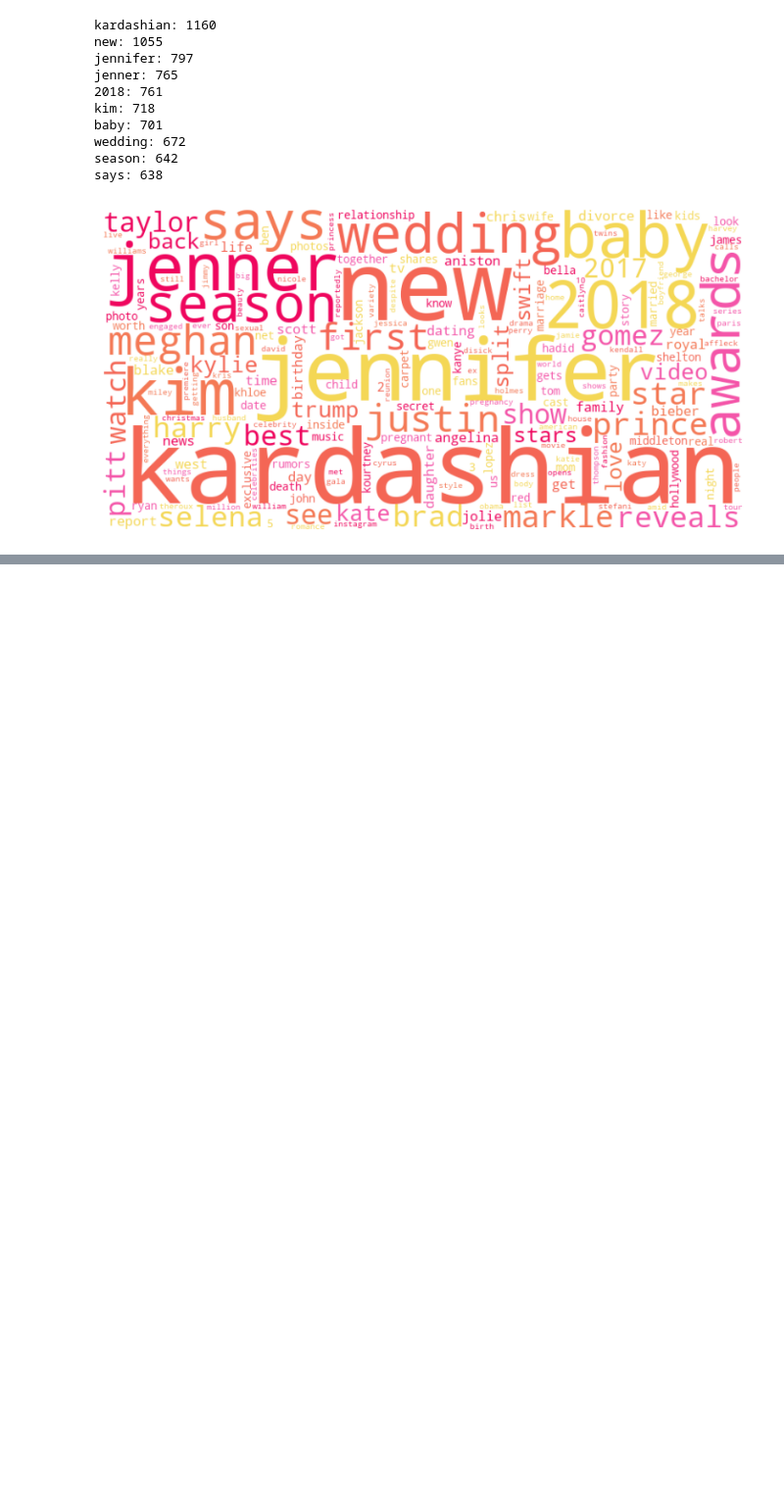
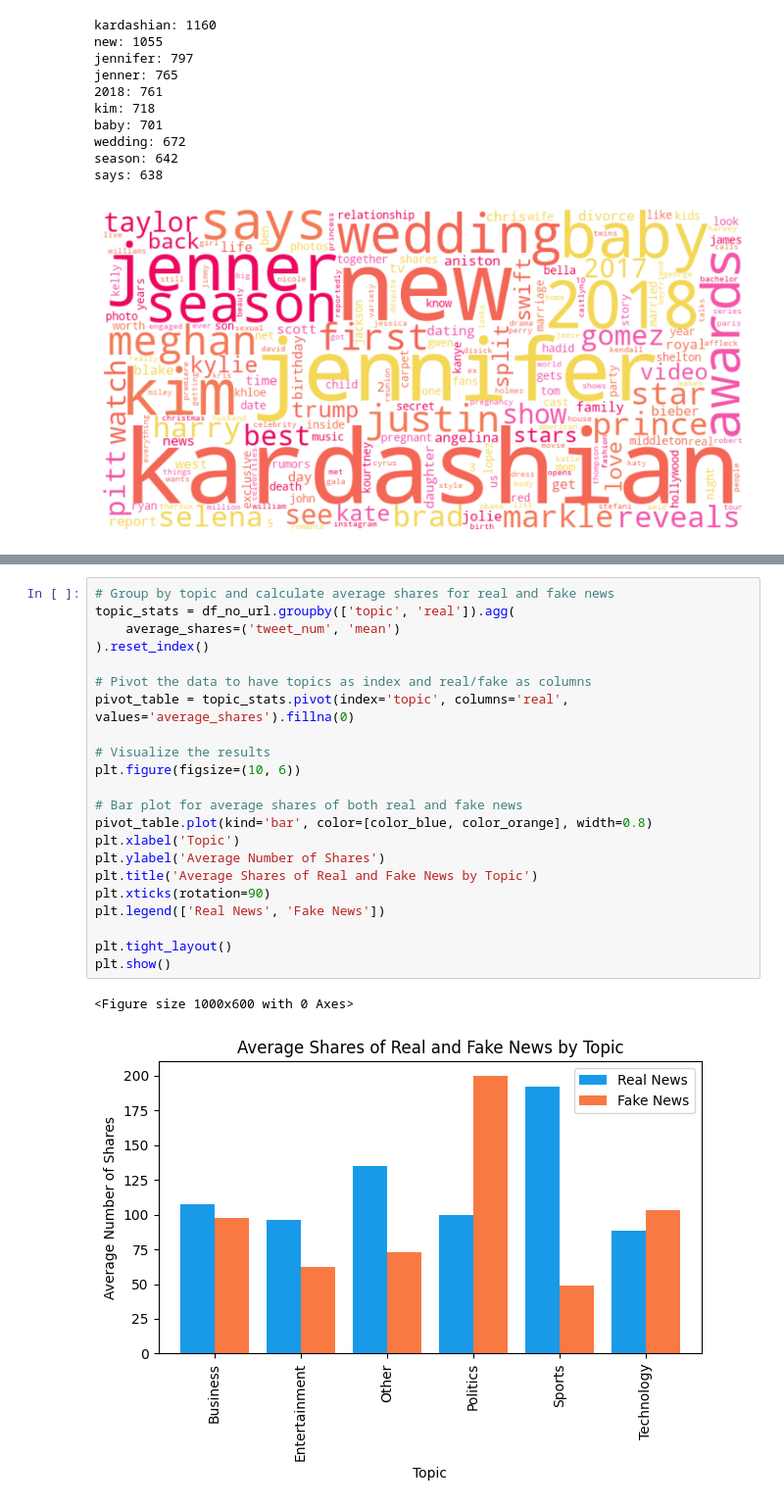
Before and after one commit to azkssd/DataVisualizationHomework3, a Jupyter notebook: TP.ipynb, the cells around one changed output, grey strips where cells are left out. Shown at 98% size. Cells and saved outputs as stored; diff of their text form; blank space fills up the shorter version.

```diff
--- a/TP.ipynb
+++ b/TP.ipynb
@@ -385,0 +469,25 @@ says: 638
+# %%
+# Group by topic and calculate average shares for real and fake news
+topic_stats = df_no_url.groupby(['topic', 'real']).agg(
+    average_shares=('tweet_num', 'mean')
+).reset_index()
+
+# Pivot the data to have topics as index and real/fake as columns
+pivot_table = topic_stats.pivot(index='topic', columns='real', values='average_shares').fillna(0)
+
+# Visualize the results
+plt.figure(figsize=(10, 6))
+
+# Bar plot for average shares of both real and fake news
+pivot_table.plot(kind='bar', color=[color_blue, color_orange], width=0.8)
+plt.xlabel('Topic')
+plt.ylabel('Average Number of Shares')
+plt.title('Average Shares of Real and Fake News by Topic')
+plt.xticks(rotation=90)
+plt.legend(['Real News', 'Fake News'])
+
+plt.tight_layout()
+plt.show()
+# %% [output]
+<Figure size 1000x600 with 0 Axes>
+[figure, added]
```
Also changed, not shown: parts of 16 cells of this notebook.
